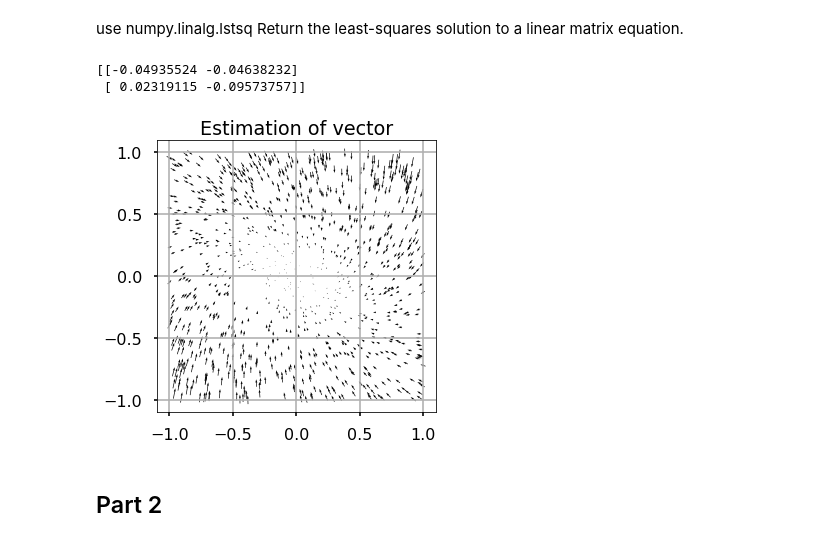
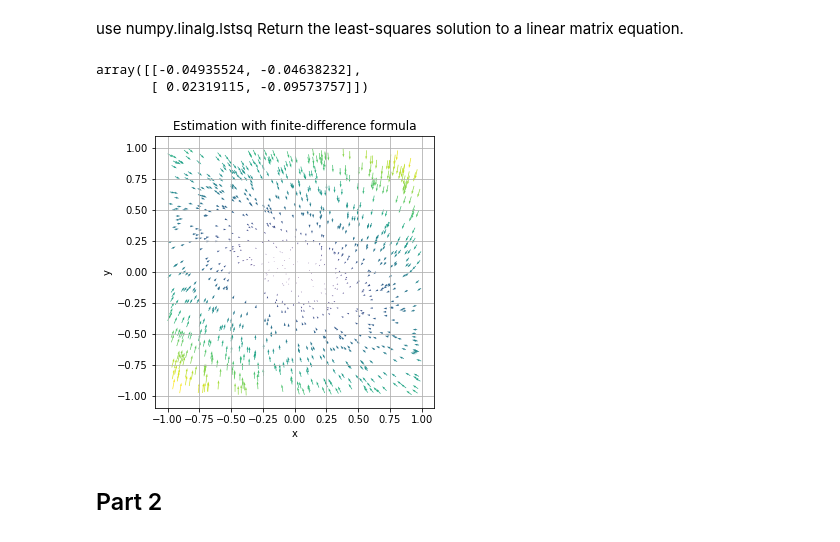
Before and after one commit to clarissanjani/MLCMS_Exercise5, a Jupyter notebook: Task2/Task2.ipynb, the cells around one changed output. Saved outputs shown, nothing was run; the diff lists cells and outputs as text; code cells hidden in the pictures.

```diff
--- a/Task2/Task2.ipynb
+++ b/Task2/Task2.ipynb
@@ -40,21 +41,23 @@ use numpy.linalg.lstsq Return the least-squares solution to a linear matrix equa
 # %%
 delta_t = 1
 v = (x1_np - x0_np) / delta_t
-A = np.linalg.lstsq(x0_np, v_est, rcond=None)[0]
-print(A)
+A = np.linalg.lstsq(x0_np, v, rcond=None)[0]
+A
 # %% [output]
-[[-0.04935524 -0.04638232]
- [ 0.02319115 -0.09573757]]
+array([[-0.04935524, -0.04638232],
+       [ 0.02319115, -0.09573757]])
-# %%
-fig2 = plt.figure(figsize=(5,5))
-ax2 = fig2.add_subplot()
-ax2.quiver(x0_np[:,0], x0_np[:,1], v[:,0], v[:,1], pivot='mid') # create quiver plot
-ax2.set_title("Estimation of vector")
-ax2.grid()
-
-fig2.savefig('Part1_estimationVector', dpi=150)
-# %% [output]
-[figure, removed]
+# %%
+fig2 = plt.figure(figsize=(5,5))
+ax2 = fig2.add_subplot()
+ax2.quiver(x0_np[:,0], x0_np[:, 1], v[:,0], v[:, 1], np.linalg.norm(v,axis=1),cmap='viridis')
+ax2.set_xlabel("x")
+ax2.set_ylabel("y")
+ax2.set_title("Estimation with finite-difference formula")
+ax2.grid()
+
+fig2.savefig('Part1_FiniteDiffFormula', dpi=150)
+# %% [output]
+[figure, added]
 # %% [markdown]
 ## Part 2
 # %% [markdown]
```
Also changed, not shown: parts of 24 cells of this notebook, 3 other files.
